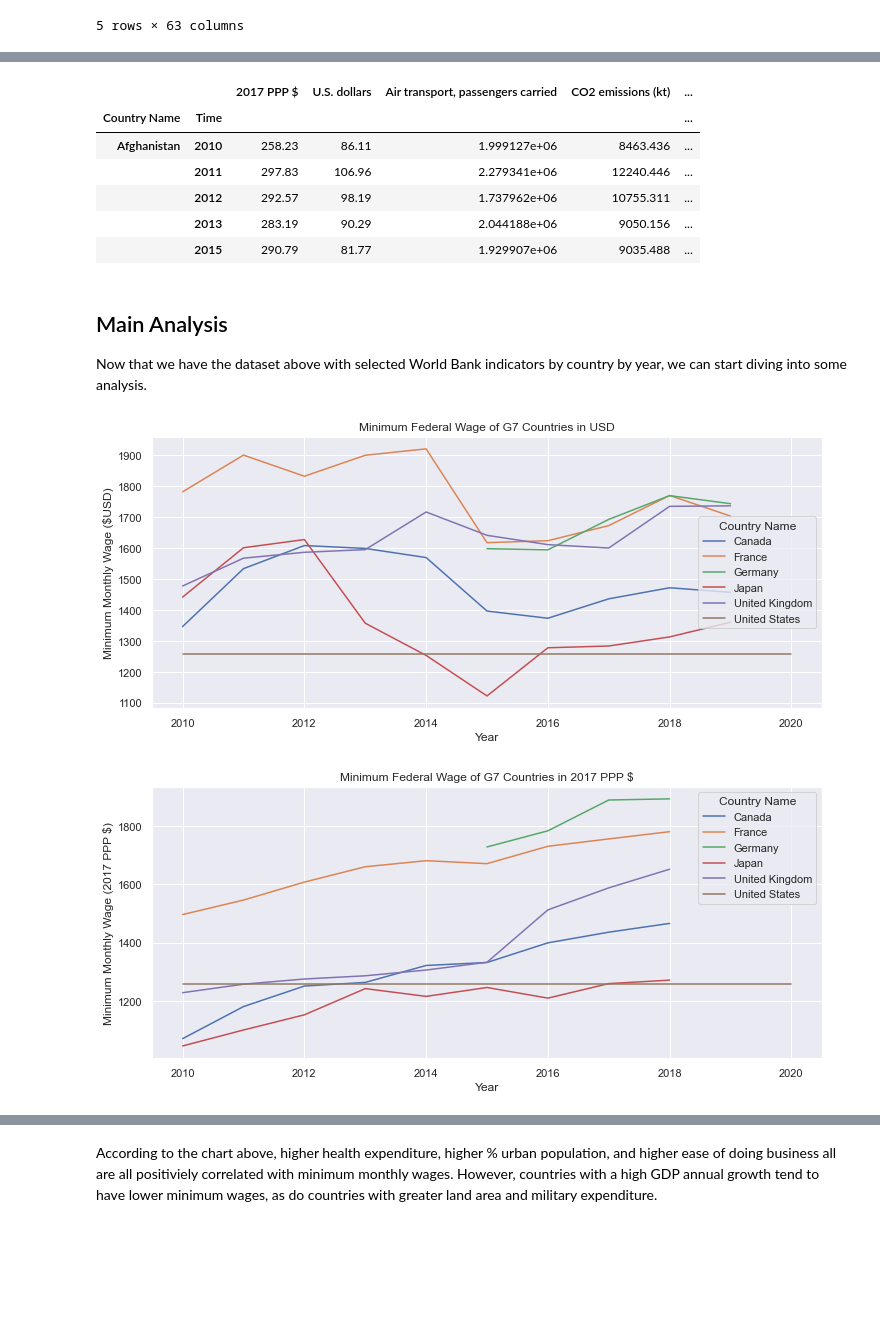
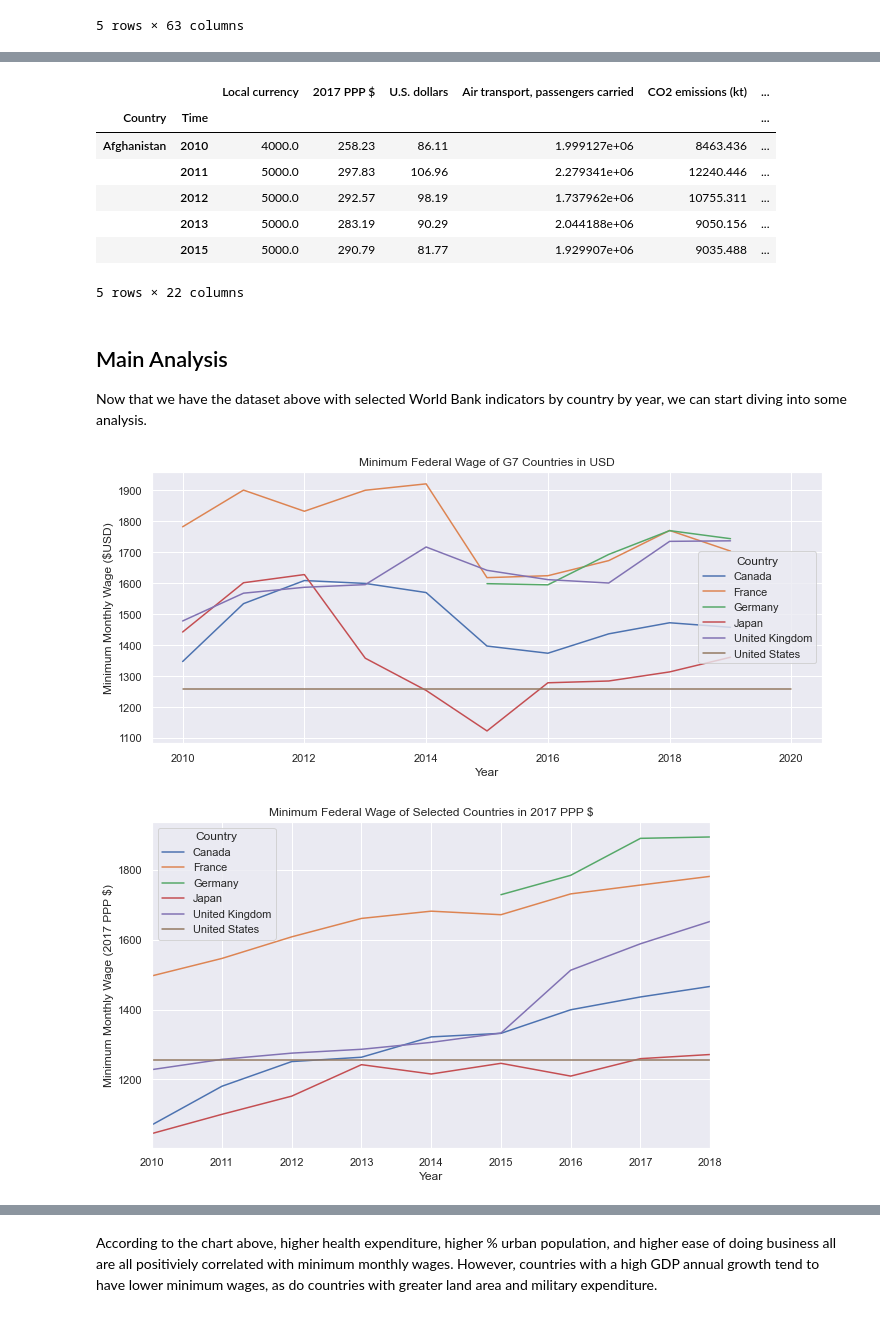
Before and after one commit to aliya-zee/chianalyst, a Jupyter notebook: MinWage-EDA.ipynb, the cells around one changed output, grey strips where cells are left out. Drawn from its saved outputs; the diff is of its cells as text; code cells hidden in the pictures; blank space fills up the shorter version.

```diff
--- a/MinWage-EDA.ipynb
+++ b/MinWage-EDA.ipynb
@@ -58,8 +71,8 @@ Wages are reported in local currency, 2017 PPP $, and USD. Local currency is dif
 # OECD Data
 min_wage_by_country = pd.read_excel('C:/Users/aliya/Documents/UChicago/Chicago Analyst/MinWage/Data/OECD-MinWageByCountry.xlsx',
                                    skiprows = 5)
-min_wage_by_country.drop(columns = ['Source type', 'Unnamed: 6', 'Local currency'], inplace = True)
-min_wage_by_country.rename(columns = {'Reference area': 'Country Name'}, inplace = True)
+min_wage_by_country.drop(columns = ['Source type', 'Unnamed: 6'], inplace = True)
+min_wage_by_country.rename(columns = {'Reference area': 'Country'}, inplace = True)
 min_wage_by_country['Time'] = min_wage_by_country['Time'].astype('int')
 
 # Rename some mismatched country names for matching later
@@ -76,8 +89,8 @@ oecd_rename = {'Bahamas': 'Bahamas, The',
               'Moldova, Republic of': 'Moldova',
               'Venezuela, Bolivarian Republic of': 'Venezuela, RB',
               'Viet Nam': 'Vietnam'}
-min_wage_by_country.replace({'Country Name': oecd_rename}, inplace = True)
+min_wage_by_country.replace({'Country': oecd_rename}, inplace = True)
 
-min_wage_by_country.set_index(['Country Name', 'Time'], inplace = True)
+min_wage_by_country.set_index(['Country', 'Time'], inplace = True)
 min_wage_by_country.head()
 # %% [output]
@@ -119,8 +150,9 @@ narrow_indicators = [
                      'Military expenditure (% of GDP)',
 
                      # Income disparity
-                     'Income share held by lowest 20%',
-                     'Income share held by fourth 20%',
+                     'Income share held by highest 10%',
+                     'Income share held by lowest 10%',
+                     'International migrant stock, total',
 
                      # Gender disparity
                      'Labor force, female (% of total labor force)',
@@ -144,7 +176,8 @@ world_dev_ind = world_dev_ind[world_dev_ind['Indicator Name'].isin(narrow_indica
 world_dev_ind = pd.melt(world_dev_ind, id_vars = ['Country Name', 'Indicator Name'], var_name = 'Time')
 world_dev_ind['Time'] = world_dev_ind['Time'].astype('int')
 world_dev_ind = world_dev_ind[world_dev_ind['Time'] > 2009]
-world_dev_ind= pd.pivot(world_dev_ind, index = ['Country Name', 'Time'], columns = ['Indicator Name'], values = ['value'])
+world_dev_ind.rename(columns = {'Country Name': 'Country'}, inplace = True)
+world_dev_ind= pd.pivot(world_dev_ind, index = ['Country', 'Time'], columns = ['Indicator Name'], values = ['value'])
 world_dev_ind.columns = pd.Series(narrow_indicators).sort_values()
 
 # Final datatset
@@ -159,16 +192,17 @@ world_dev_ind.head()
 |  | 2014 | 2.209428e+06 | 8467.103 | 9.528878 | 59.008934 | ... |
 # %%
 # Join the World Bank & OECD data
-country_data = min_wage_by_country.merge(world_dev_ind, how = 'inner', on = ['Country Name', 'Time'])
+country_data = min_wage_by_country.merge(world_dev_ind, how = 'inner', on = ['Country', 'Time'])
 country_data.head()
 # %% [output]
-|  |  | 2017 PPP $ | U.S. dollars | Air transport, passengers carried | CO2 emissions (kt) | ... |
-| Country Name | Time |  |  |  |  | ... |
-| Afghanistan | 2010 | 258.23 | 86.11 | 1.999127e+06 | 8463.436 | ... |
-|  | 2011 | 297.83 | 106.96 | 2.279341e+06 | 12240.446 | ... |
-|  | 2012 | 292.57 | 98.19 | 1.737962e+06 | 10755.311 | ... |
-|  | 2013 | 283.19 | 90.29 | 2.044188e+06 | 9050.156 | ... |
-|  | 2015 | 290.79 | 81.77 | 1.929907e+06 | 9035.488 | ... |
+|  |  | Local currency | 2017 PPP $ | U.S. dollars | Air transport, passengers carried | CO2 emissions (kt) | ... |
+| Country | Time |  |  |  |  |  | ... |
+| Afghanistan | 2010 | 4000.0 | 258.23 | 86.11 | 1.999127e+06 | 8463.436 | ... |
+|  | 2011 | 5000.0 | 297.83 | 106.96 | 2.279341e+06 | 12240.446 | ... |
+|  | 2012 | 5000.0 | 292.57 | 98.19 | 1.737962e+06 | 10755.311 | ... |
+|  | 2013 | 5000.0 | 283.19 | 90.29 | 2.044188e+06 | 9050.156 | ... |
+|  | 2015 | 5000.0 | 290.79 | 81.77 | 1.929907e+06 | 9035.488 | ... |
+5 rows × 22 columns
 # %%
 country_data = country_data.reset_index()
 # %% [markdown]
@@ -180,23 +214,23 @@ g20 = ['Argentina', 'Australia', 'Brazil', 'Canada', 'China', 'France', 'Germany
        'United States'] # Missing Italy and Mexico in OECD data
 g7 = ['United States', 'United Kingdom', 'France', 'Japan', 'Germany', 'Italy', 'Canada']
 # %%
-graph_data = country_data[country_data['Country Name'].isin(g7)]
-graph_data
+graph_data = country_data[country_data['Country'].isin(g7)]
 
 plt.figure(figsize=(12, 5))
-g = sns.lineplot(data = graph_data, x = 'Time', hue = 'Country Name', y = 'U.S. dollars')
+g = sns.lineplot(data = graph_data, x = 'Time', hue = 'Country', y = 'U.S. dollars')
 g = g.set(title = 'Minimum Federal Wage of G7 Countries in USD', xlabel = 'Year', ylabel = 'Minimum Monthly Wage ($USD)')
 # %% [output]
-[figure, old version]
+[figure, new version]
 # %%
-graph_data = country_data[country_data['Country Name'].isin(g7)]
-graph_data
+graph_data = country_data[country_data['Country'].isin(g7)]
 
-plt.figure(figsize=(12, 5))
-g = sns.lineplot(data = graph_data, x = 'Time', hue = 'Country Name', y = '2017 PPP $')
-g = g.set(title = 'Minimum Federal Wage of G7 Countries in 2017 PPP $', xlabel = 'Year', ylabel = 'Minimum Monthly Wage (2017 PPP $)')
+plt.figure(figsize=(10, 6))
+g = sns.lineplot(data = graph_data, x = 'Time', hue = 'Country', y = '2017 PPP $')
+g = g.set(title = 'Minimum Federal Wage of Selected Countries in 2017 PPP $',
+          xlabel = 'Year', ylabel = 'Minimum Monthly Wage (2017 PPP $)',
+         xlim = (2010, 2018))
 # %% [output]
-[figure, old version]
+[figure, new version]
 # %%
 # Identifying correlation between minimum monthly wage and World Bank Indicators
 graph_data = country_data[country_data.columns[2:]].corr(method = 'spearman')['2017 PPP $'].sort_values()[:-2]
```
Also changed, not shown: parts of 33 cells of this notebook.
